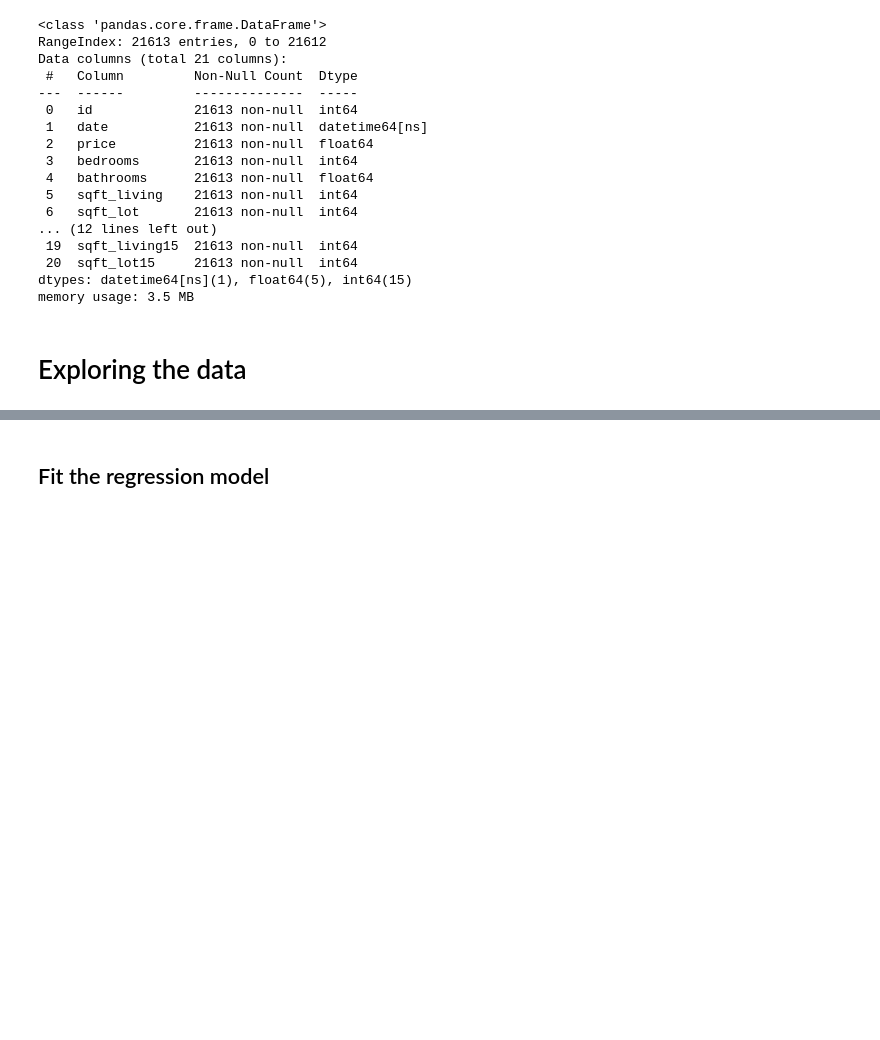
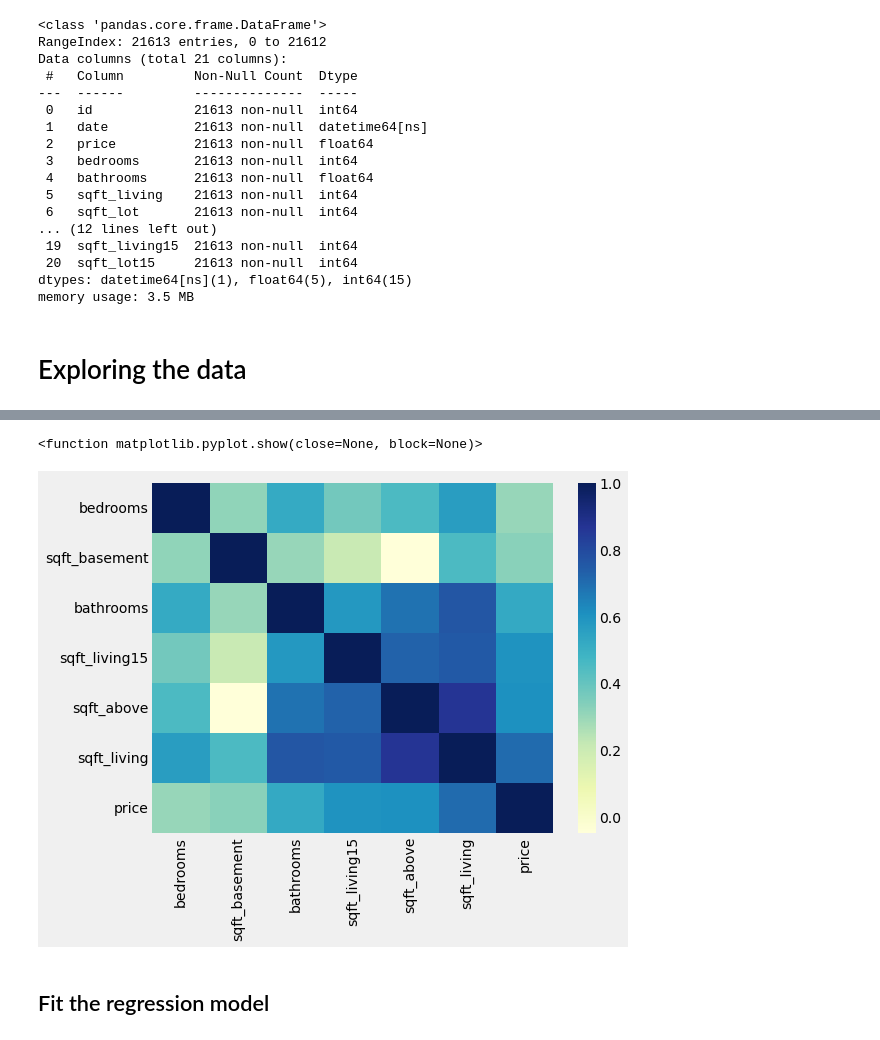
Before and after one commit to syedmeesamali/CourseraPlus, a Jupyter notebook: 6_ML_Combined_Courses/Practice/Pandas_House.ipynb, the cells around one changed output, grey strips where cells are left out. Saved outputs shown, nothing was run; the diff lists cells and outputs as text; code cells hidden in the pictures; blank space fills up the shorter version.

```diff
--- a/6_ML_Combined_Courses/Practice/Pandas_House.ipynb
+++ b/6_ML_Combined_Courses/Practice/Pandas_House.ipynb
@@ -36,3 +67,21 @@ plt.show()
+# %%
+numerical_train = train_df.select_dtypes(include =['int64', 'float64'])
+numerical_train = numerical_train.drop(['grade', 'yr_renovated', 'lat', 'long', 'yr_built', 'zipcode',
+                        'waterfront', 'view', 'condition'], axis = 1)
+null_series = numerical_train.isnull().sum()
+full_cols_series = null_series[null_series == 0]
+train_subset = train_df[full_cols_series.index]
+sorted_corrs = train_subset.corr()['price'].abs().sort_values()
+# %%
+fig = plt.figure(figsize=(8, 6))
+plt.style.use('fivethirtyeight')
+strong_corrs = sorted_corrs[sorted_corrs > 0.3]
+corrmat = train_subset[strong_corrs.index].corr()
+sns.heatmap(corrmat, cmap="YlGnBu")
+plt.show
+# %% [output]
+<function matplotlib.pyplot.show(close=None, block=None)>
+[figure, added]
 # %% [markdown]
 ## Fit the regression model
 # %%
```
Also changed, not shown: parts of 14 cells of this notebook, 1 other file.
